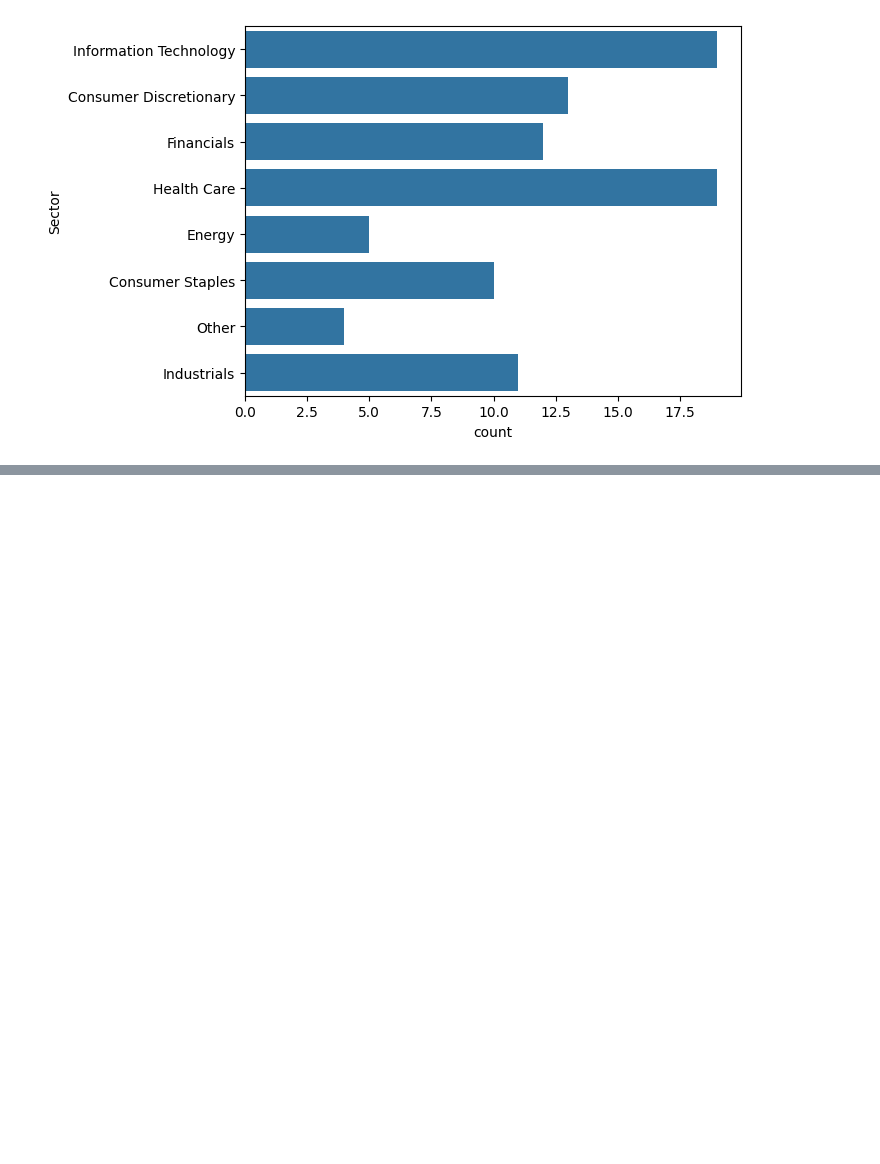
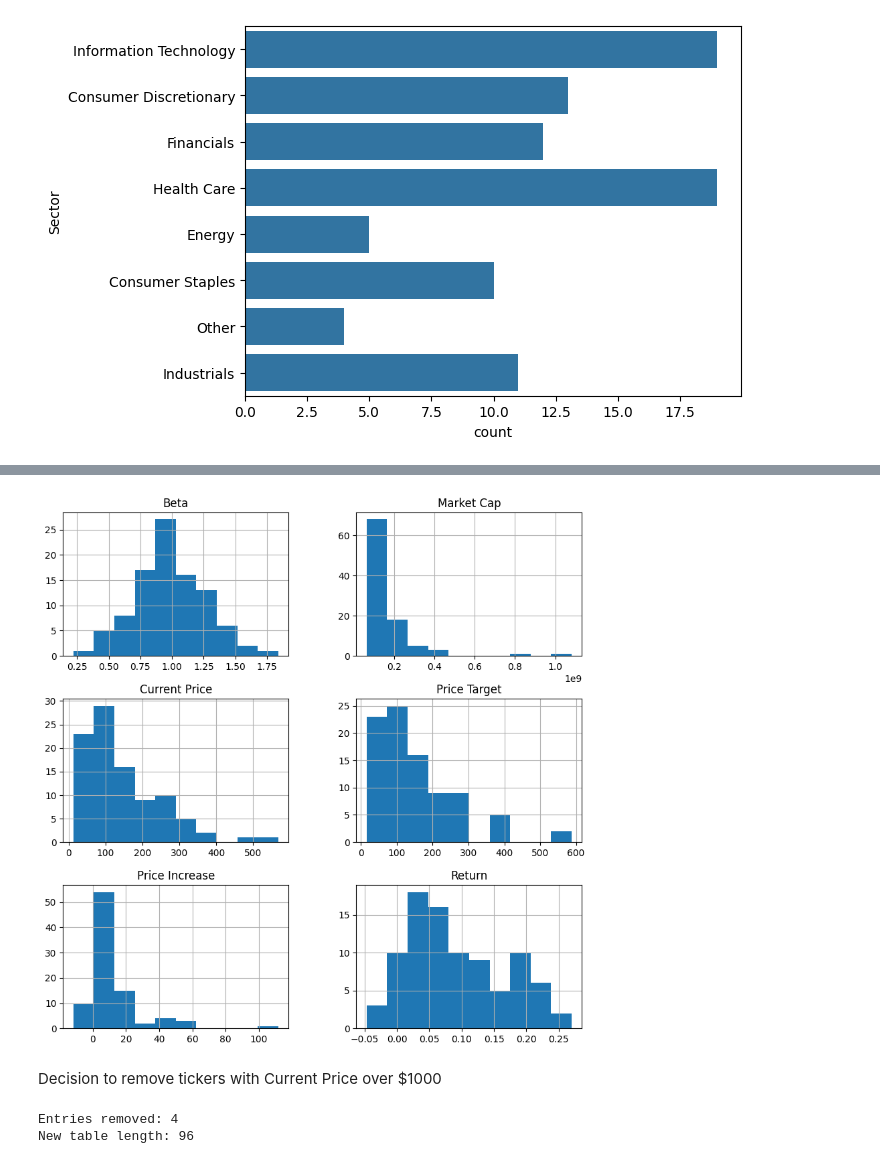
Before and after one commit to L-Gre/Data_Analytics_for_Finance, a Jupyter notebook: Pt2_Applied_Machine_Learning_Algorithms/Mod1_Data_Cleaning_Exploration/countplot_replace.ipynb, the cells around one changed output, grey strips where cells are left out. Saved outputs shown, nothing was run; the diff lists cells and outputs as text; code cells hidden in the pictures; blank space fills up the shorter version.

```diff
--- a/Pt2_Applied_Machine_Learning_Algorithms/Mod1_Data_Cleaning_Exploration/countplot_replace.ipynb
+++ b/Pt2_Applied_Machine_Learning_Algorithms/Mod1_Data_Cleaning_Exploration/countplot_replace.ipynb
@@ -119,0 +173,15 @@ plt.show()
+# %%
+df_stock_data[df_stock_data['Current Price'] < 1000].hist(figsize=(10, 10))
+plt.show()
+# %% [output]
+[figure, added]
+# %% [markdown]
+Decision to remove tickers with Current Price over $1000
+# %%
+df_stock_data_sans_outliers = df_stock_data[df_stock_data['Current Price'] < 1000]
+
+print('Entries removed: ' + str(len(df_stock_data[df_stock_data['Current Price'] > 1000])))
+print('New table length: ' + str(len(df_stock_data_sans_outliers)))
+# %% [output]
+Entries removed: 4
+New table length: 96
```
Also changed, not shown: parts of 20 cells of this notebook.
